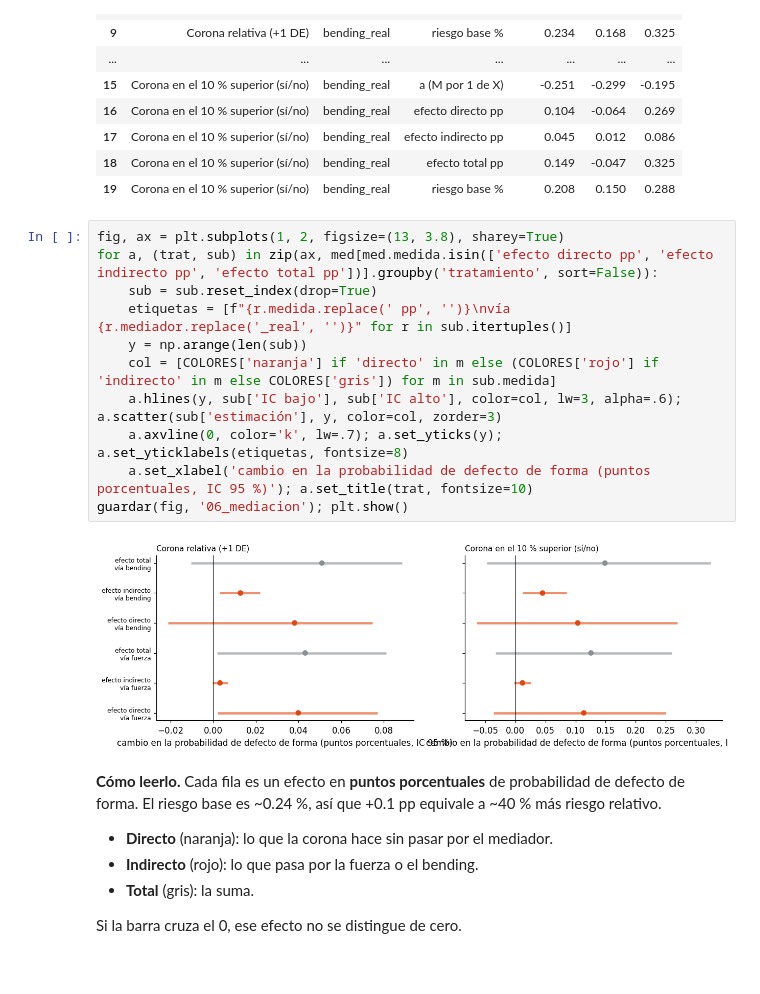
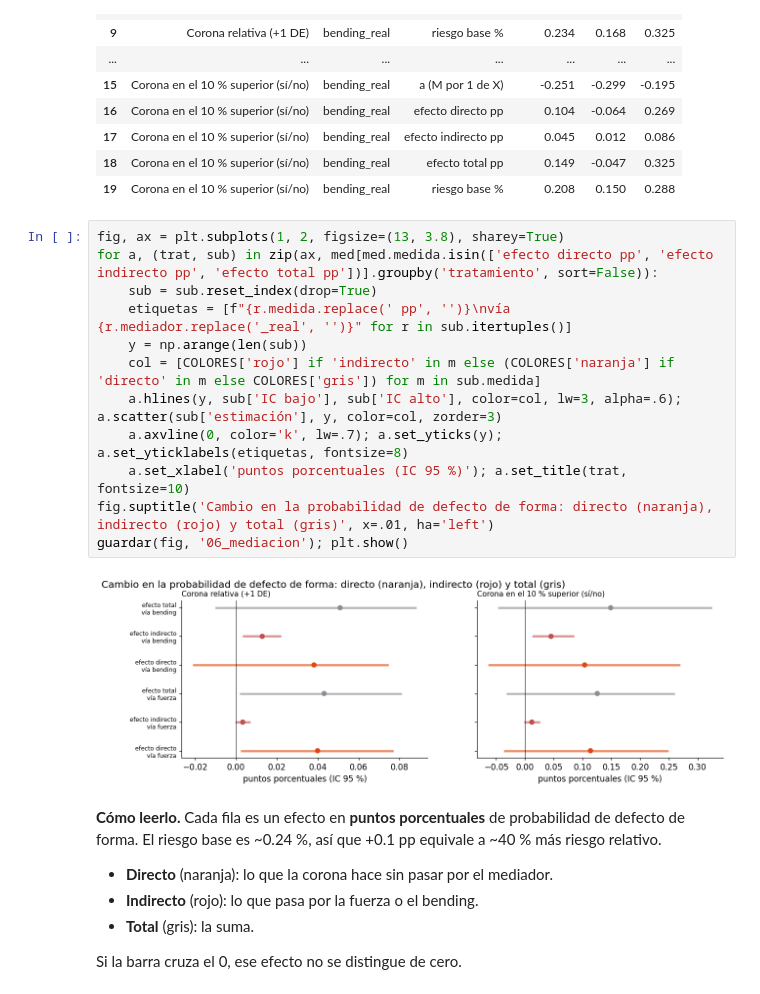
Before and after one commit to DiegoLarrieta/Entregable_Reto, a Jupyter notebook: notebooks/06_Analisis_Causal_y_Mediacion.ipynb, the cells around one changed output. Cells and saved outputs as stored; diff of their text form.

Commit message:
06: corregir colores y etiquetas de la gráfica de mediación
Co-Authored-By: Claude Opus 5.5 <noreply@anthropic.com>

```diff
--- a/notebooks/06_Analisis_Causal_y_Mediacion.ipynb
+++ b/notebooks/06_Analisis_Causal_y_Mediacion.ipynb
@@ -210,16 +210,17 @@ med.round(3)
 # %%
 fig, ax = plt.subplots(1, 2, figsize=(13, 3.8), sharey=True)
 for a, (trat, sub) in zip(ax, med[med.medida.isin(['efecto directo pp', 'efecto indirecto pp', 'efecto total pp'])].groupby('tratamiento', sort=False)):
     sub = sub.reset_index(drop=True)
     etiquetas = [f"{r.medida.replace(' pp', '')}\nvía {r.mediador.replace('_real', '')}" for r in sub.itertuples()]
     y = np.arange(len(sub))
-    col = [COLORES['naranja'] if 'directo' in m else (COLORES['rojo'] if 'indirecto' in m else COLORES['gris']) for m in sub.medida]
+    col = [COLORES['rojo'] if 'indirecto' in m else (COLORES['naranja'] if 'directo' in m else COLORES['gris']) for m in sub.medida]
     a.hlines(y, sub['IC bajo'], sub['IC alto'], color=col, lw=3, alpha=.6); a.scatter(sub['estimación'], y, color=col, zorder=3)
     a.axvline(0, color='k', lw=.7); a.set_yticks(y); a.set_yticklabels(etiquetas, fontsize=8)
-    a.set_xlabel('cambio en la probabilidad de defecto de forma (puntos porcentuales, IC 95 %)'); a.set_title(trat, fontsize=10)
+    a.set_xlabel('puntos porcentuales (IC 95 %)'); a.set_title(trat, fontsize=10)
+fig.suptitle('Cambio en la probabilidad de defecto de forma: directo (naranja), indirecto (rojo) y total (gris)', x=.01, ha='left')
 guardar(fig, '06_mediacion'); plt.show()
 # %% [output]
-[figure, old version]
+[figure, new version]
 # %% [markdown]
 **Cómo leerlo.** Cada fila es un efecto en **puntos porcentuales** de probabilidad de defecto de forma. El riesgo base es ~0.24 %, así que +0.1 pp equivale a ~40 % más riesgo relativo.
 - **Directo** (naranja): lo que la corona hace sin pasar por el mediador.
```
Also changed, not shown: 1 other file.
